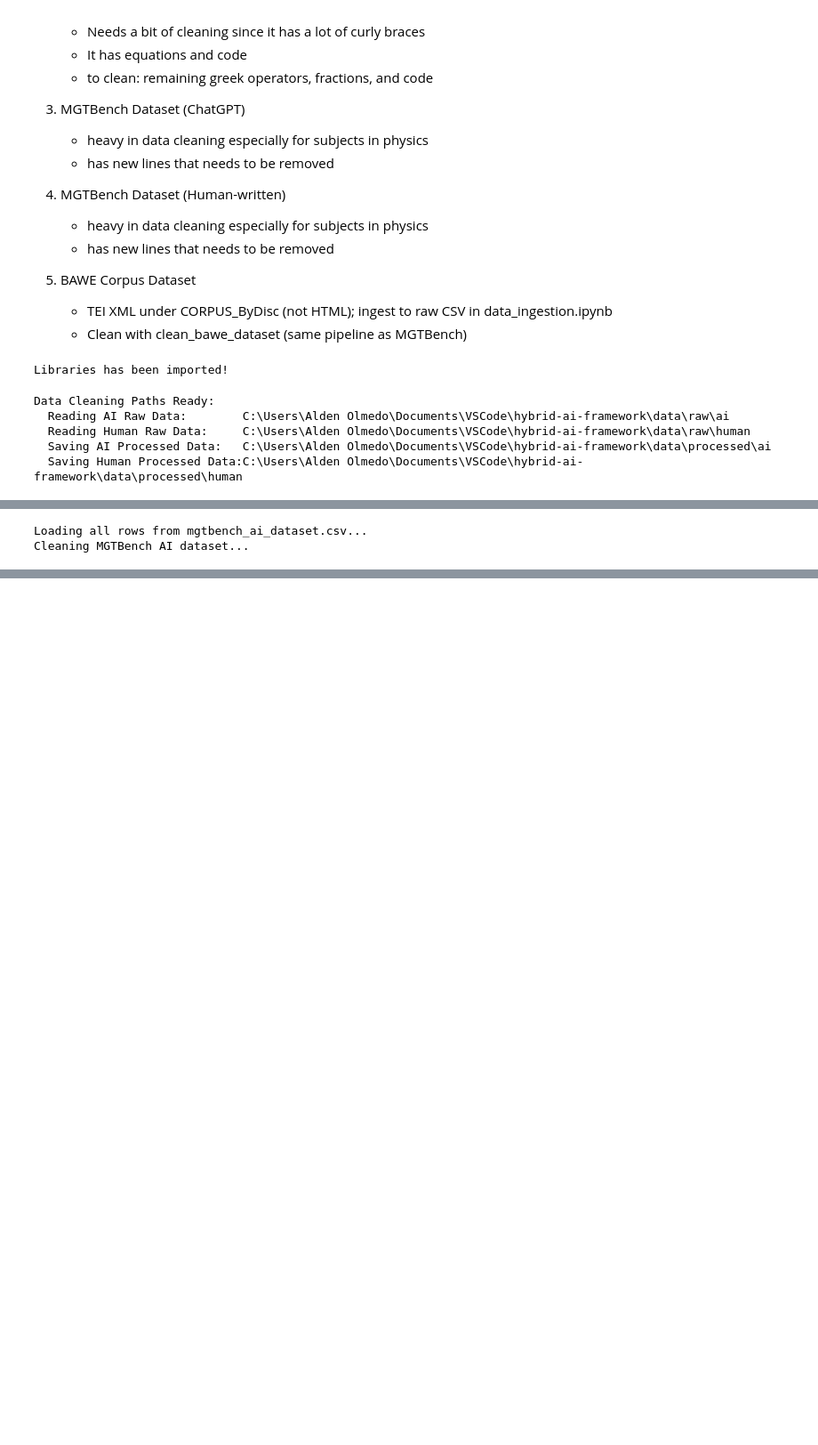
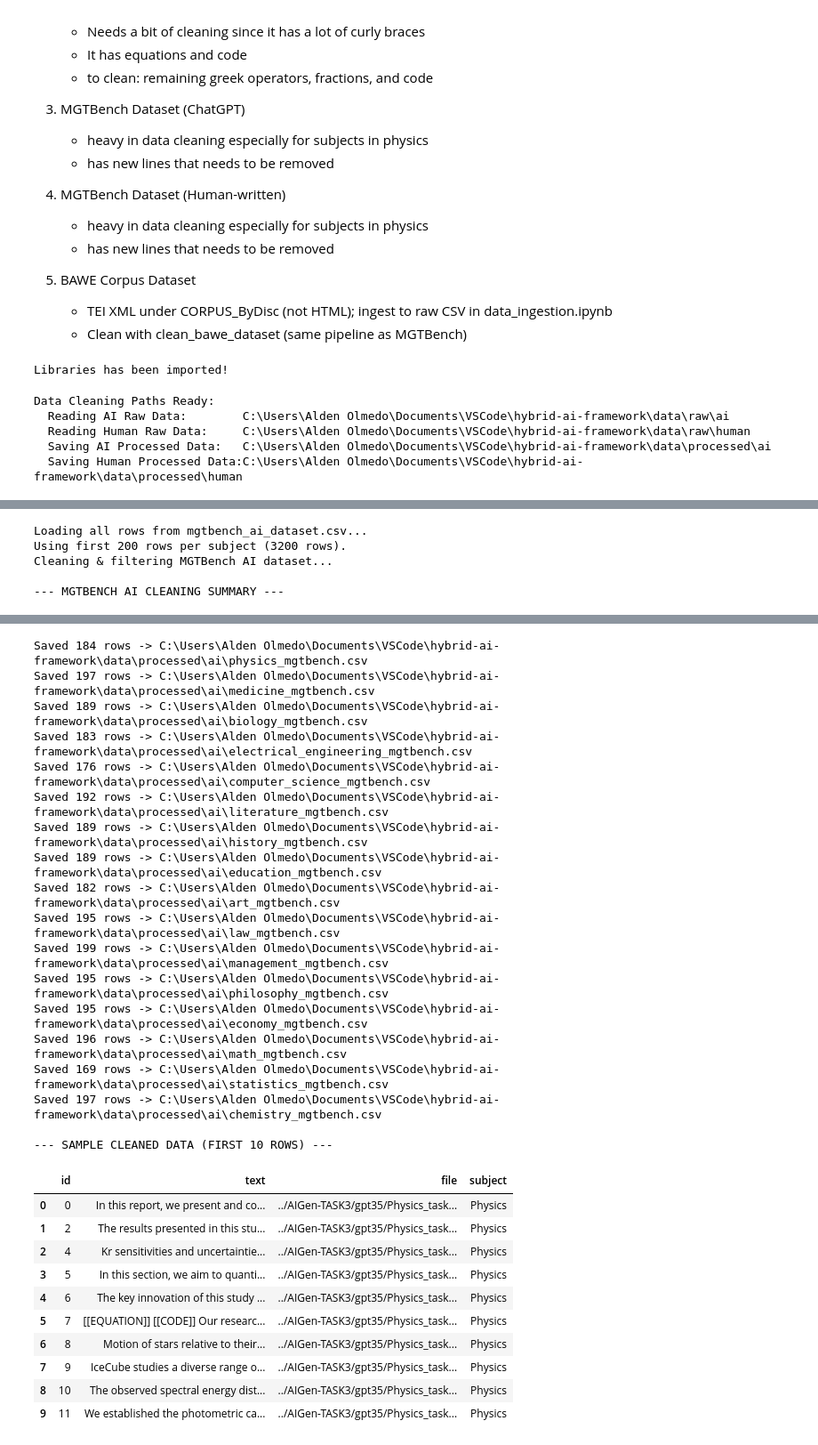
Before and after one commit to n4t5Uuu/Hybrid-AI-Text-Detector, a Jupyter notebook: src/notebooks/data_cleaning.ipynb, the cells around one changed output, grey strips where cells are left out. Shown at 89% size. Cells and saved outputs as stored; diff of their text form; code cells hidden in the pictures; blank space fills up the shorter version.

```diff
--- a/src/notebooks/data_cleaning.ipynb
+++ b/src/notebooks/data_cleaning.ipynb
@@ -86,7 +122,10 @@ Cleaning & filtering Claude dataset...
 # %%
-# Run MGTBench AI dataset cleaning (first 200 rows per subject)
+# Run MGTBench AI dataset cleaning (full dataset)
 mgtbench_ai_path = RAW_AI_DIR / 'mgtbench_ai_dataset.csv'
-df_cleaned_mgtbench_ai = clean_mgtbench_ai_dataset(mgtbench_ai_path, PROCESSED_AI_DIR, sample_size=200)
+df_cleaned_mgtbench_ai = clean_mgtbench_ai_dataset(mgtbench_ai_path, PROCESSED_AI_DIR, sample_size=None)
 # %% [output]
 Loading all rows from mgtbench_ai_dataset.csv...
-Cleaning MGTBench AI dataset...
+Using first 200 rows per subject (3200 rows).
+Cleaning & filtering MGTBench AI dataset...
+
+--- MGTBENCH AI CLEANING SUMMARY ---
@@ -93,3 +147,32 @@ Cleaning MGTBench AI dataset...
+Saved 184 rows -> C:\Users\Alden Olmedo\Documents\VSCode\hybrid-ai-framework\data\processed\ai\physics_mgtbench.csv
+Saved 197 rows -> C:\Users\Alden Olmedo\Documents\VSCode\hybrid-ai-framework\data\processed\ai\medicine_mgtbench.csv
+Saved 189 rows -> C:\Users\Alden Olmedo\Documents\VSCode\hybrid-ai-framework\data\processed\ai\biology_mgtbench.csv
+Saved 183 rows -> C:\Users\Alden Olmedo\Documents\VSCode\hybrid-ai-framework\data\processed\ai\electrical_engineering_mgtbench.csv
+Saved 176 rows -> C:\Users\Alden Olmedo\Documents\VSCode\hybrid-ai-framework\data\processed\ai\computer_science_mgtbench.csv
+Saved 192 rows -> C:\Users\Alden Olmedo\Documents\VSCode\hybrid-ai-framework\data\processed\ai\literature_mgtbench.csv
+Saved 189 rows -> C:\Users\Alden Olmedo\Documents\VSCode\hybrid-ai-framework\data\processed\ai\history_mgtbench.csv
+Saved 189 rows -> C:\Users\Alden Olmedo\Documents\VSCode\hybrid-ai-framework\data\processed\ai\education_mgtbench.csv
+Saved 182 rows -> C:\Users\Alden Olmedo\Documents\VSCode\hybrid-ai-framework\data\processed\ai\art_mgtbench.csv
+Saved 195 rows -> C:\Users\Alden Olmedo\Documents\VSCode\hybrid-ai-framework\data\processed\ai\law_mgtbench.csv
+Saved 199 rows -> C:\Users\Alden Olmedo\Documents\VSCode\hybrid-ai-framework\data\processed\ai\management_mgtbench.csv
+Saved 195 rows -> C:\Users\Alden Olmedo\Documents\VSCode\hybrid-ai-framework\data\processed\ai\philosophy_mgtbench.csv
+Saved 195 rows -> C:\Users\Alden Olmedo\Documents\VSCode\hybrid-ai-framework\data\processed\ai\economy_mgtbench.csv
+Saved 196 rows -> C:\Users\Alden Olmedo\Documents\VSCode\hybrid-ai-framework\data\processed\ai\math_mgtbench.csv
+Saved 169 rows -> C:\Users\Alden Olmedo\Documents\VSCode\hybrid-ai-framework\data\processed\ai\statistics_mgtbench.csv
+Saved 197 rows -> C:\Users\Alden Olmedo\Documents\VSCode\hybrid-ai-framework\data\processed\ai\chemistry_mgtbench.csv
+
+--- SAMPLE CLEANED DATA (FIRST 10 ROWS) ---
+|  | id | text | file | subject |
+| 0 | 0 | In this report, we present and co... | ../AIGen-TASK3/gpt35/Physics_task... | Physics |
+| 1 | 2 | The results presented in this stu... | ../AIGen-TASK3/gpt35/Physics_task... | Physics |
+| 2 | 4 | Kr sensitivities and uncertaintie... | ../AIGen-TASK3/gpt35/Physics_task... | Physics |
+| 3 | 5 | In this section, we aim to quanti... | ../AIGen-TASK3/gpt35/Physics_task... | Physics |
+| 4 | 6 | The key innovation of this study ... | ../AIGen-TASK3/gpt35/Physics_task... | Physics |
+| 5 | 7 | [[EQUATION]] [[CODE]] Our researc... | ../AIGen-TASK3/gpt35/Physics_task... | Physics |
+| 6 | 8 | Motion of stars relative to their... | ../AIGen-TASK3/gpt35/Physics_task... | Physics |
+| 7 | 9 | IceCube studies a diverse range o... | ../AIGen-TASK3/gpt35/Physics_task... | Physics |
+| 8 | 10 | The observed spectral energy dist... | ../AIGen-TASK3/gpt35/Physics_task... | Physics |
+| 9 | 11 | We established the photometric ca... | ../AIGen-TASK3/gpt35/Physics_task... | Physics |
 # %%
 # Run BAWE dataset cleaning (first 20 rows per subject; set sample_size=None for full corpus)
 bawe_path = RAW_HUMAN_DIR / 'bawe_dataset.csv'
```
Also changed, not shown: parts of 3 cells of this notebook, 4 other files.
